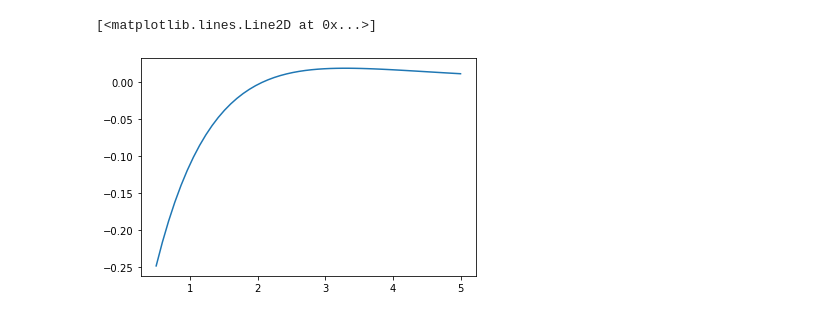
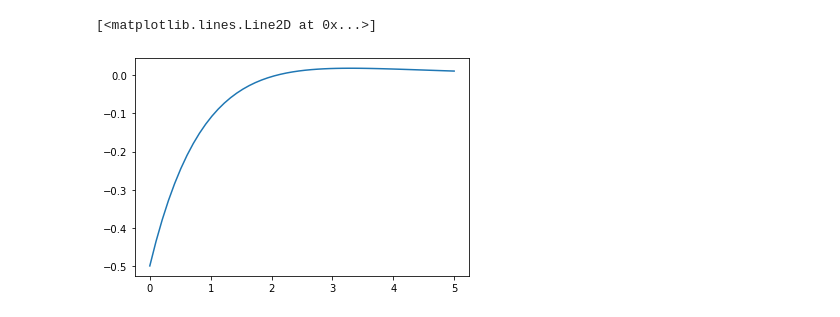
Before and after one commit to jvkersch/notebooks, a Jupyter notebook: GOA.ipynb, the cells around one changed output. Saved outputs shown, nothing was run; the diff lists cells and outputs as text; code cells hidden in the pictures.

```diff
--- a/GOA.ipynb
+++ b/GOA.ipynb
@@ -7,10 +8,10 @@ import matplotlib.pyplot as plt
 def s(r, f=0.5, l=1.5):
     return f*np.exp(-r/l) - np.exp(-r)
 # %%
-x = np.linspace(0.5, 5)
+x = np.linspace(0, 5)
 y = s(x)
 
 plt.plot(x, y)
 # %% [output]
 [<matplotlib.lines.Line2D at 0x...>]
-[figure, old version]
+[figure, new version]
```
Also changed, not shown: parts of 16 cells of this notebook.
